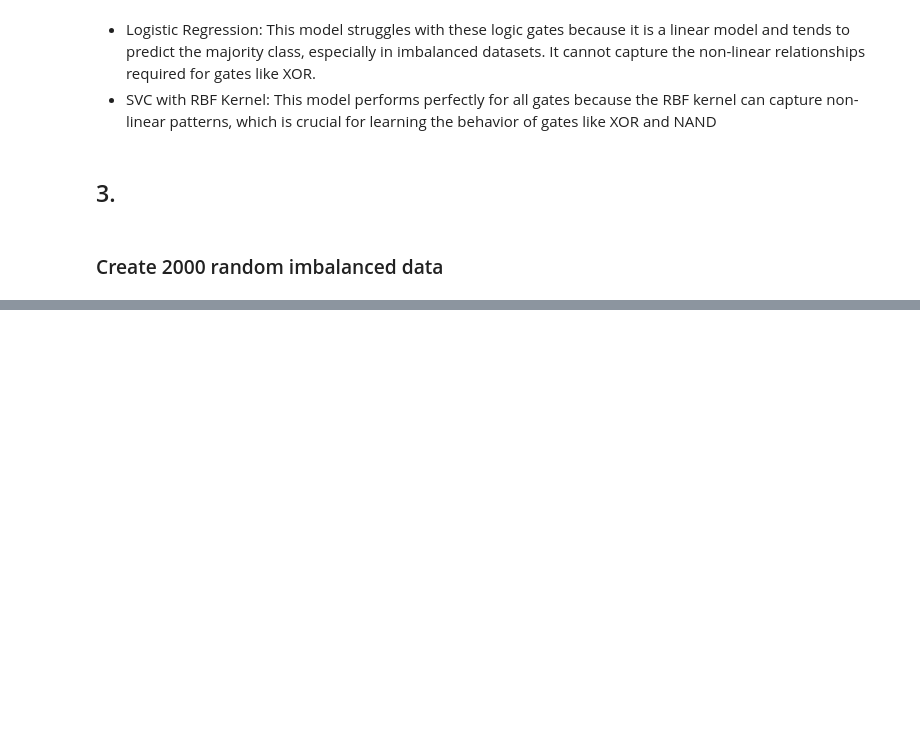
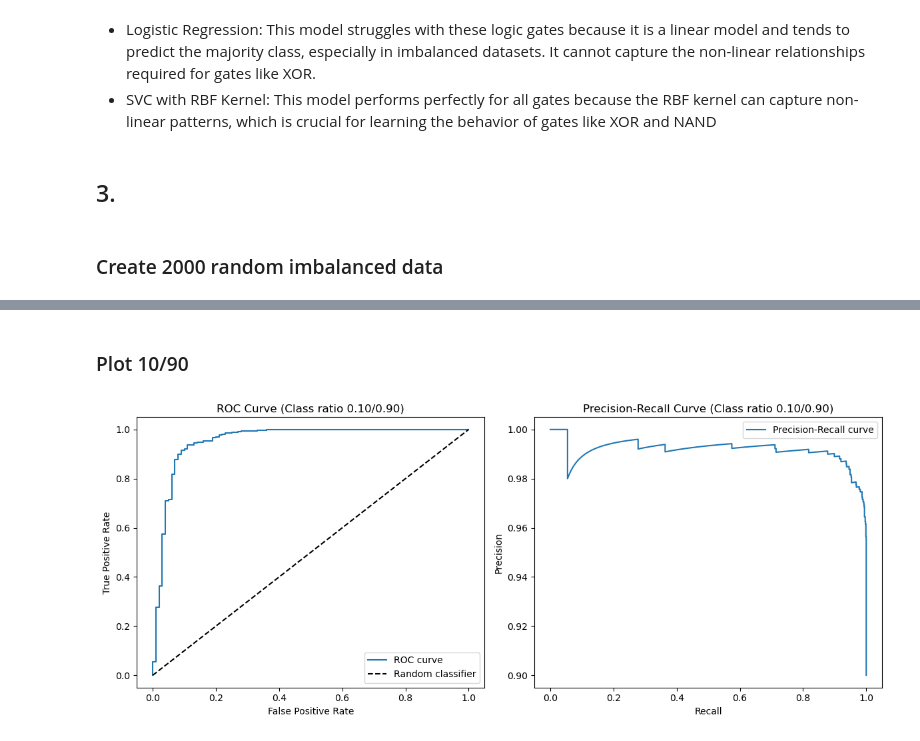
Before and after one commit to yzysnake/DeepLearningComputerVision, a Jupyter notebook: Week 3/Assignment 1/Assignment_1.ipynb, the cells around one changed output, grey strips where cells are left out. Drawn from its saved outputs; the diff is of its cells as text; code cells hidden in the pictures; blank space fills up the shorter version.

```diff
--- a/Week 3/Assignment 1/Assignment_1.ipynb
+++ b/Week 3/Assignment 1/Assignment_1.ipynb
@@ -55,0 +121,6 @@ print(results)
+# %% [markdown]
+### Plot 10/90
+# %%
+plot_roc_pr_curves(0.1)
+# %% [output]
+[figure, added]
```
Also changed, not shown: parts of 25 cells of this notebook.
